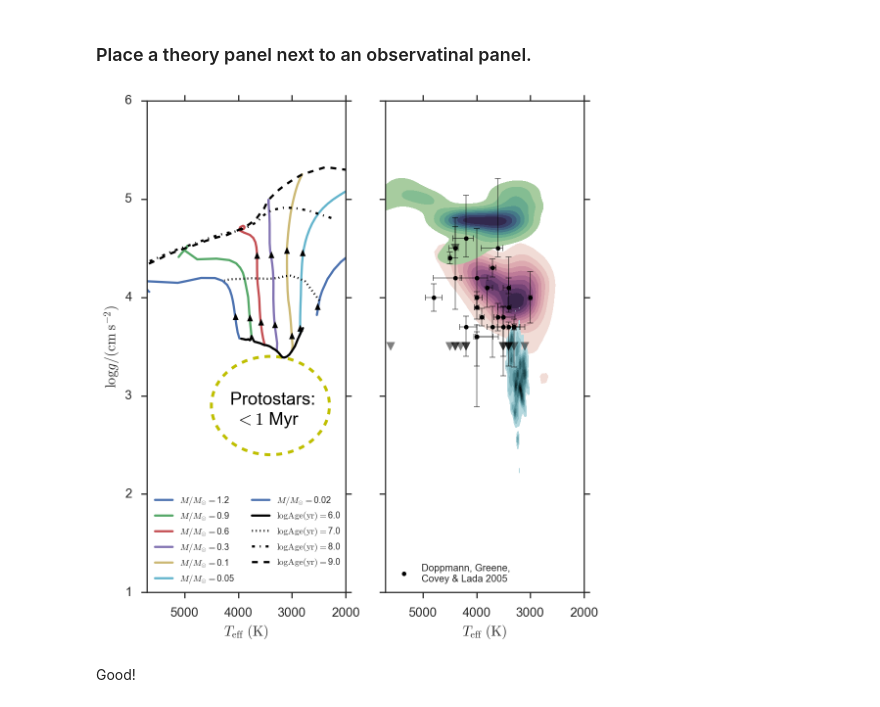
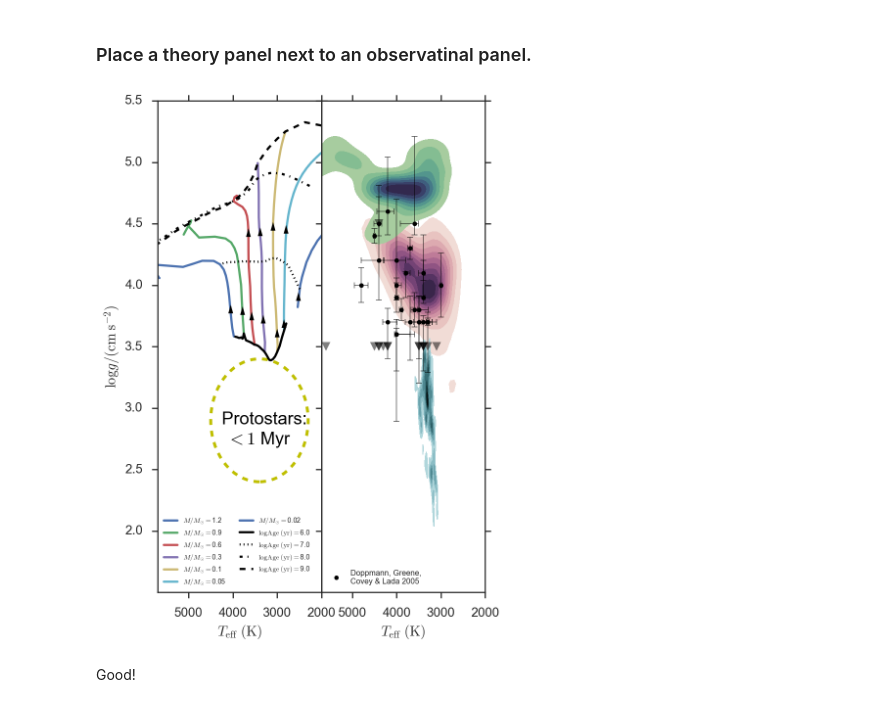
Before and after one commit to BrownDwarf/protostars, a Jupyter notebook: notebooks/protostars_25-02_logg_v_Teff_Doppman_pub.ipynb, the cells around one changed output. Drawn from its saved outputs; the diff is of its cells as text; code cells hidden in the pictures.

```diff
--- a/notebooks/protostars_25-02_logg_v_Teff_Doppman_pub.ipynb
+++ b/notebooks/protostars_25-02_logg_v_Teff_Doppman_pub.ipynb
@@ -90,7 +90,7 @@ cmap1 = sns.cubehelix_palette(light=1, as_cmap=True)
 cmap2 = sns.cubehelix_palette(start=.5, rot=-.75, as_cmap=True)
 color_dict = {'IC 348':cmap1, 'Pleiades':cmap2}
 # %%
-ws = np.load("../sf/exp10/output/bb_absolute/run02/emcee_chain.npy")
+ws = np.load("../sf/exp12/output/bb_absolute/run01/emcee_chain.npy")
 # %%
 burned = ws[:, -500:,:]
 xs, ys, zs = burned.shape
@@ -98,31 +98,38 @@ fc = burned.reshape(xs*ys, zs)
 nx, ny = fc.shape
 # %%
 import matplotlib.patches as mpatches
+# %%
+lines = []
 # %%
-fig=plt.figure(figsize=(8, 9))
+fig=plt.figure(figsize=(6, 9))
 ax = fig.add_subplot(121)
 for mass in [0.02, 0.05, 0.1, 0.3, 0.6, 0.9, 1.2][::-1]:
     ev = bcah.evtrack(mass,dage=0.01, minage=6.0, maxage=9.9)
-    plt.plot((ev['Teff']),ev['logg'],'-', alpha=1.0, label = '$M/M_{\odot} = $'+'{}'.format(mass))
+    line, = plt.plot((ev['Teff']),ev['logg'],'-', alpha=1.0, label = '$M/M_{\odot} = $'+'{}'.format(mass))
+    lines.append(line)
 
 for age, ls in zip([6.0, 7.0, 8.0, 9.0, 9.9], ['k-', 'k:', 'k-.', 'k--', 'k-']):
     if age in np.array([6.0, 7.0, 8.0, 9.0]):
         ev = bcah.isochrone(age, minm=0.02, maxm=1.2)
-        plt.plot((ev['Teff']),ev['logg'], ls, label = '$\log{\mathrm{Age (yr)}} = $'+'{}'.format(age))
+        line, = plt.plot((ev['Teff']),ev['logg'], ls, label = '$\log{\mathrm{Age \;(yr)}} = $'+'{}'.format(age))
+        lines.append(line)
+
+# Create another legend for the second line.
+plt.legend(loc='lower left', ncol=2, fontsize=7)
 
 plt.xlabel('$T_\mathrm{eff}$ $\mathrm{(K)}$')
 plt.ylabel('$\log{g/(\mathrm{cm \; s}^{-2})}}$')
 plt.xlim(5700, 2000);
-plt.ylim(1, 6.0);
-plt.yticks(np.arange(1, 6.1, 1))
+plt.ylim(1.5, 5.5);
+plt.yticks(np.arange(2, 5.6, 0.5))
 plt.xticks(np.arange(2000, 5001, 1000))
 
 el = Ellipse(xy=(3400,2.9), width=2200.0, height=1.0, angle=0, facecolor='w', edgecolor='y', lw=3, linestyle='--')
 ax.add_artist(el)
 
-plt.text(4150, 2.7, 'Protostars: \n $<1$ Myr', fontsize=18, color='k')
+plt.text(4250, 2.7, 'Protostars: \n $<1$ Myr', fontsize=18, color='k')
 
-plt.legend(loc='lower left', fontsize=9, ncol=2)
+
 #plt.title('Theory')
 
 for mass in [0.02, 0.05, 0.1, 0.3, 0.6, 0.9, 1.2][::-1]:
@@ -143,37 +150,37 @@ for cl, group in cott.groupby('Cluster'):
                 label='Cottaar et al. 2014: {}'.format(cl))
 
 mi = tbl3['f_log(g)'].isnull()
 plt.plot(tbl3['Teff'][mi], tbl3['log(g)'][mi], 'k.',alpha=1.0, label='Doppmann, Greene, \nCovey & Lada 2005')
 
 #for age, ls in zip([6.0, 7.0, 8.0, 9.0, 9.9], ['k-', 'k:', 'k-.', 'k--', 'k-']):
 #    if age in np.array([6.0]):
 #        ev = bcah.isochrone(age, minm=0.02, maxm=1.2)
 #        plt.plot((ev['Teff']),ev['logg'], ls, label = '$\log{\mathrm{Age (yr)}} = $'+'{}'.format(age))
 
-plt.legend(loc='lower left', ncol=1, fontsize=10)
+plt.legend(loc='lower left', ncol=1, fontsize=8)
 
 plt.errorbar(tbl3['Teff'][mi], tbl3['log(g)'][mi],
              xerr=Teff_err[:, mi.values], yerr=logg_err[:, mi.values], fmt='k.', alpha=0.5,
              barsabove=True, capthick=1, lw=1)
 ui = tbl3['f_log(g)'].notnull()
 plt.plot(tbl3['Teff'][ui], tbl3['log(g)'][ui], 'kv', alpha=0.5)
 
 plt.xlabel('$T_\mathrm{eff}$ $\mathrm{(K)}$')
 plt.ylabel('')
 plt.xlim(5700, 2000);
-plt.ylim(1, 6.0);
-plt.yticks(np.arange(1, 6.1, 1))
+plt.ylim(1.5, 5.5);
+plt.yticks(np.arange(2, 5.6, 0.5))
 plt.xticks(np.arange(2000, 5001, 1000))
 
 sns.kdeplot(fc[:,0], fc[:,1], shade=True, shade_lowest=False, cmap=cmap, label='This Work')
 
 #el = Ellipse(xy=(3400,2.9), width=2200.0, height=1.0, angle=0, facecolor='w', alpha=0.5, edgecolor='y', lw=3, linestyle='--')
 #ax2.add_artist(el)
 #plt.title('Observations')
 ax2.axes.get_yaxis().set_ticklabels([])
-
+fig.subplots_adjust(wspace=0)
 plt.savefig('../document/figures/Class0_Teff_logg_2panel.pdf', bbox_inces='tight')
 # %% [output]
-[figure, old version]
+[figure, new version]
 # %% [markdown]
 Good!
```
Also changed, not shown: 4 other files.
